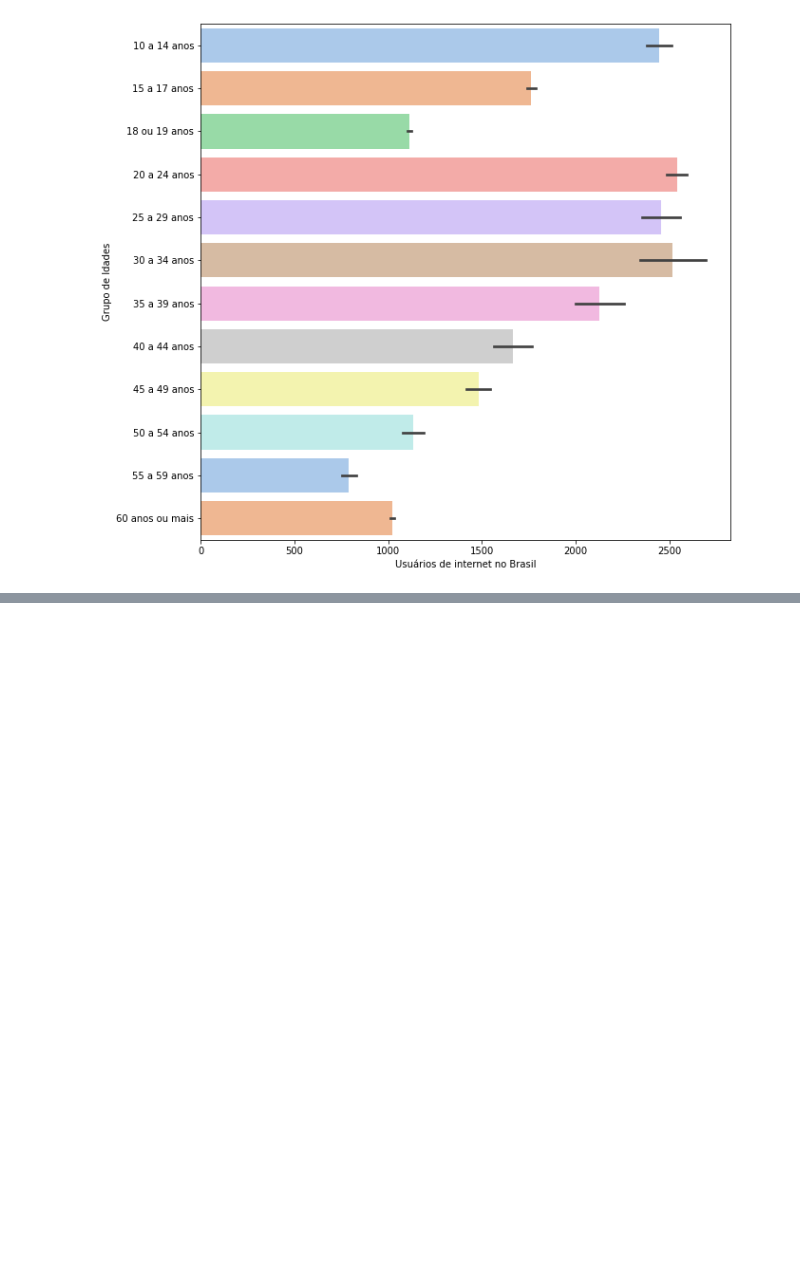
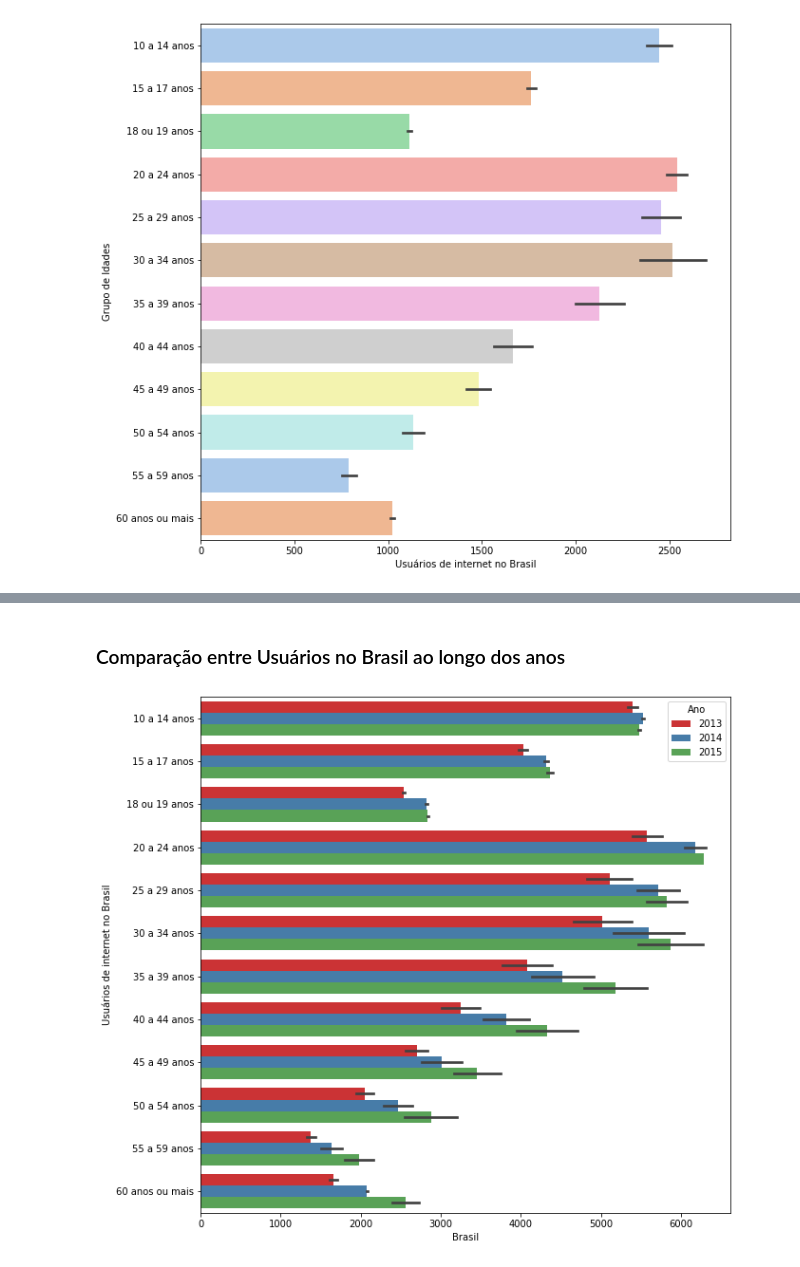
Before and after one commit to saulo-miranda/Projeto-CCF425-Acesso-a-internet-e-posse-de-celular, a Jupyter notebook: TPDADOS.ipynb, the cells around one changed output, grey strips where cells are left out. Cells and saved outputs as stored; diff of their text form; code cells hidden in the pictures; blank space fills up the shorter version.

```diff
--- a/TPDADOS.ipynb
+++ b/TPDADOS.ipynb
@@ -306,0 +285,9 @@ plt.show()
+# %% [markdown]
+### Comparação entre Usuários no Brasil ao longo dos anos
+# %%
+plt.figure(figsize=(10,10))
+g=sns.barplot(data=newdf, x='Brasil', y='Grupo de Idades',palette="Set1",hue= "Ano" ,orient='h')
+g.set_ylabel('Usuários de internet no Brasil')
+plt.show()
+# %% [output]
+[figure, added]
```
Also changed, not shown: parts of 103 cells of this notebook.
